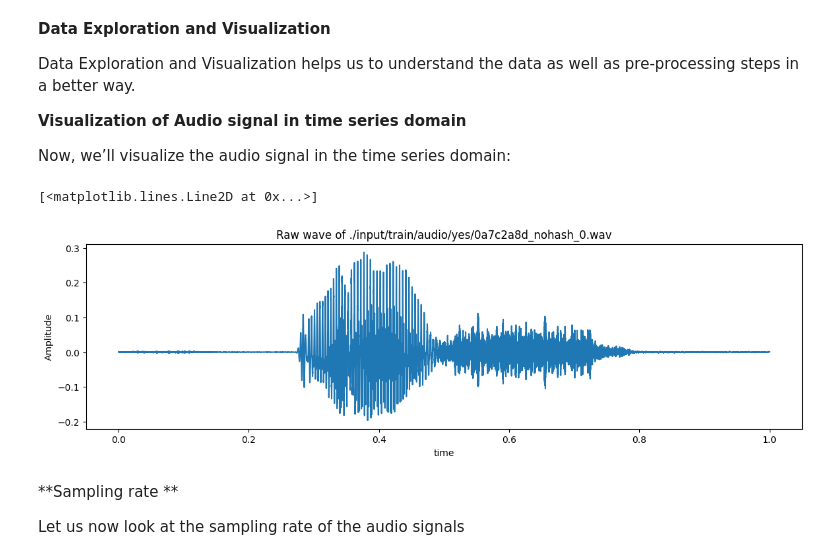
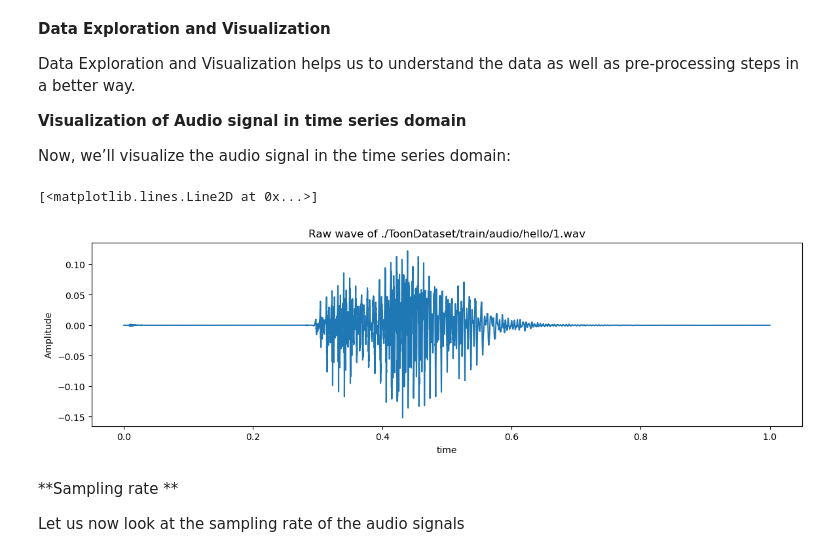
Before and after one commit to hascodi/Project-AI-Voice-Activated-Dashboard, a Jupyter notebook: api/Speech Recognition.ipynb, the cells around one changed output. Cells and saved outputs as stored; diff of their text form; code cells hidden in the pictures.

```diff
--- a/api/Speech Recognition.ipynb
+++ b/api/Speech Recognition.ipynb
@@ -35,3 +35,6 @@ os.listdir('./input/')
+# %%
+# DataSetDirectory = "./Tensorflow/input"
+DataSetDirectory = "./ToonDataset"
 # %% [markdown]
 **Data Exploration and Visualization**
 
@@ -41,17 +44,17 @@ Data Exploration and Visualization helps us to understand the data as well as pr
 
 Now, we’ll visualize the audio signal in the time series domain:
 # %%
-train_audio_path = './input/train/audio/'
-samples, sample_rate = librosa.load(train_audio_path+'yes/0a7c2a8d_nohash_0.wav', sr = 16000)
+train_audio_path =  DataSetDirectory + '/train/audio/'
+samples, sample_rate = librosa.load(train_audio_path + 'hello/1.wav', sr = 16000)
 fig = plt.figure(figsize=(14, 8))
 ax1 = fig.add_subplot(211)
-ax1.set_title('Raw wave of ' + './input/train/audio/yes/0a7c2a8d_nohash_0.wav')
+ax1.set_title('Raw wave of ' + DataSetDirectory + '/train/audio/hello/1.wav')
 ax1.set_xlabel('time')
 ax1.set_ylabel('Amplitude')
 ax1.plot(np.linspace(0, sample_rate/len(samples), sample_rate), samples)
 # %% [output]
 [<matplotlib.lines.Line2D at 0x...>]
-[figure, old version]
+[figure, new version]
 # %% [markdown]
 **Sampling rate **
 
```
Also changed, not shown: parts of 18 cells of this notebook, 2 other files.
